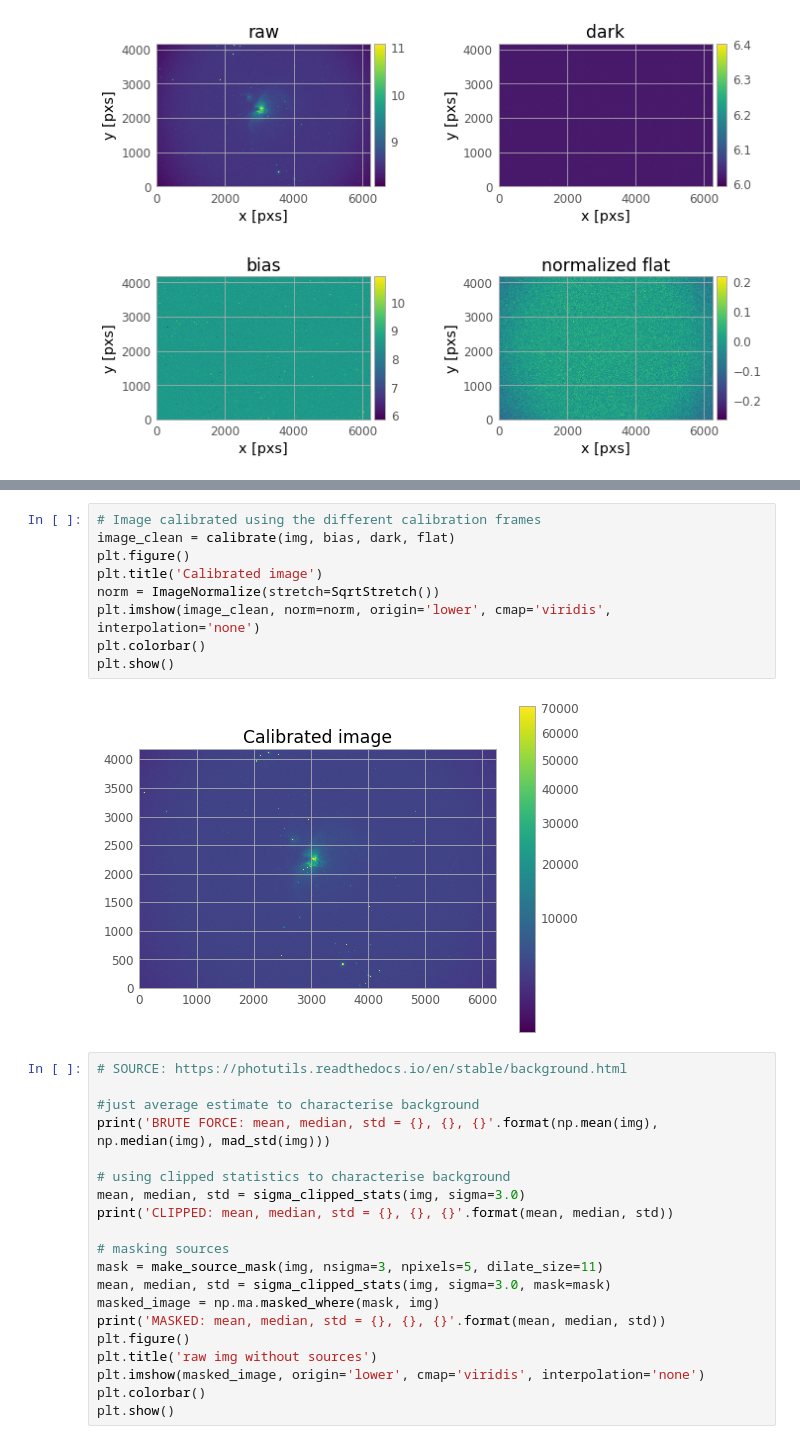
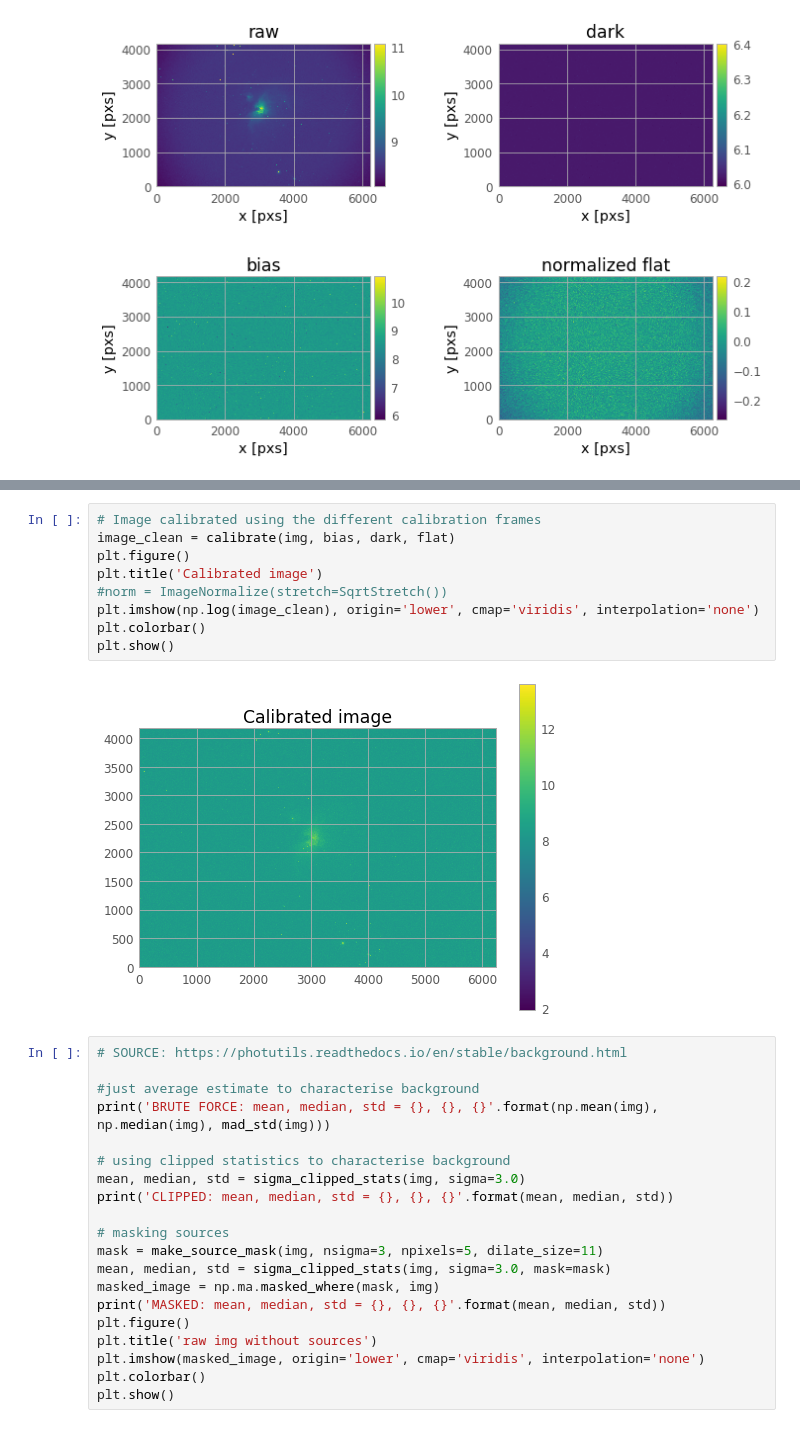
Before and after one commit to SSAEPFL/PSF, a Jupyter notebook: astropy-fits.ipynb, the cells around one changed output, grey strips where cells are left out. Saved outputs shown, nothing was run; the diff lists cells and outputs as text.

```diff
--- a/astropy-fits.ipynb
+++ b/astropy-fits.ipynb
@@ -92,14 +92,14 @@ plt.show()
-# %%
-# Image calibrated using the different calibration frames
-image_clean = calibrate(img, bias, dark, flat)
-plt.figure()
-plt.title('Calibrated image')
-norm = ImageNormalize(stretch=SqrtStretch())
-plt.imshow(image_clean, norm=norm, origin='lower', cmap='viridis', interpolation='none')
-plt.colorbar()
-plt.show()
-# %% [output]
-[figure, removed]
+# %%
+# Image calibrated using the different calibration frames
+image_clean = calibrate(img, bias, dark, flat)
+plt.figure()
+plt.title('Calibrated image')
+#norm = ImageNormalize(stretch=SqrtStretch())
+plt.imshow(np.log(image_clean), origin='lower', cmap='viridis', interpolation='none')
+plt.colorbar()
+plt.show()
+# %% [output]
+[figure, added]
 # %%
 # SOURCE: https://photutils.readthedocs.io/en/stable/background.html
 
```
Also changed, not shown: parts of 6 cells of this notebook, 1 other file.
